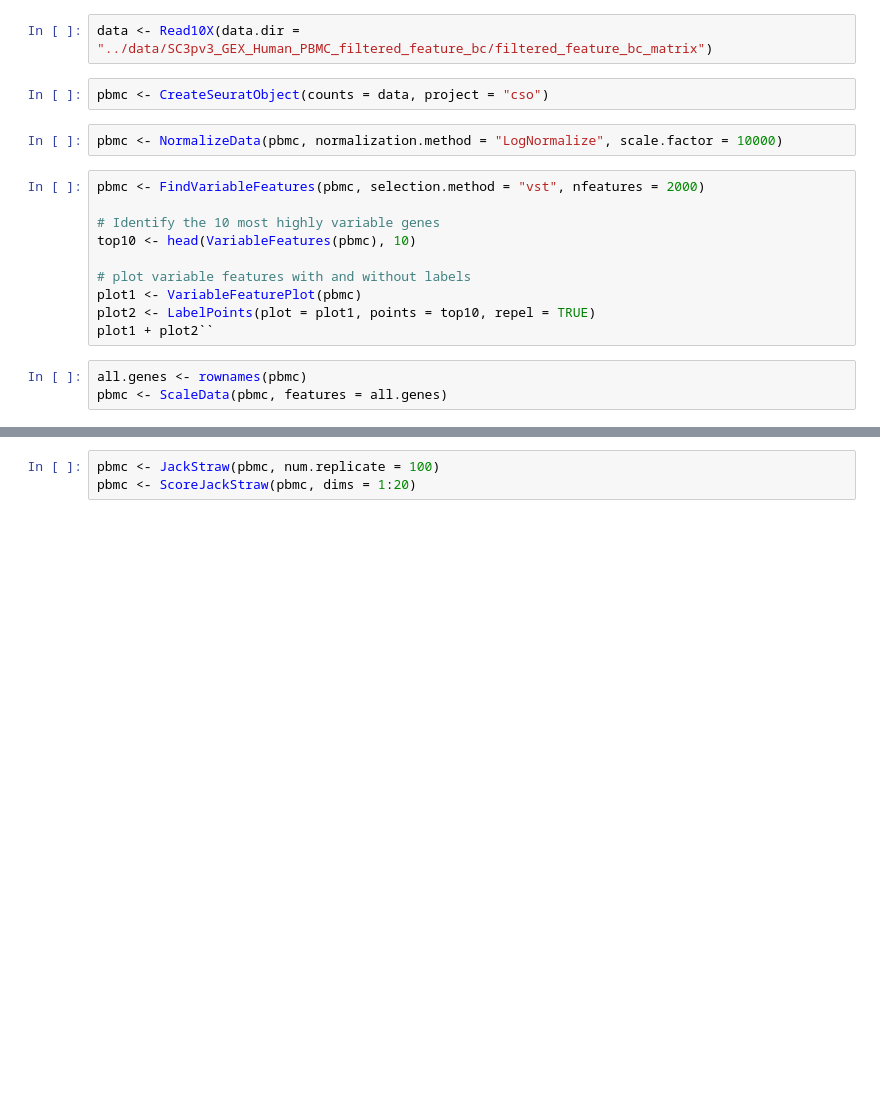
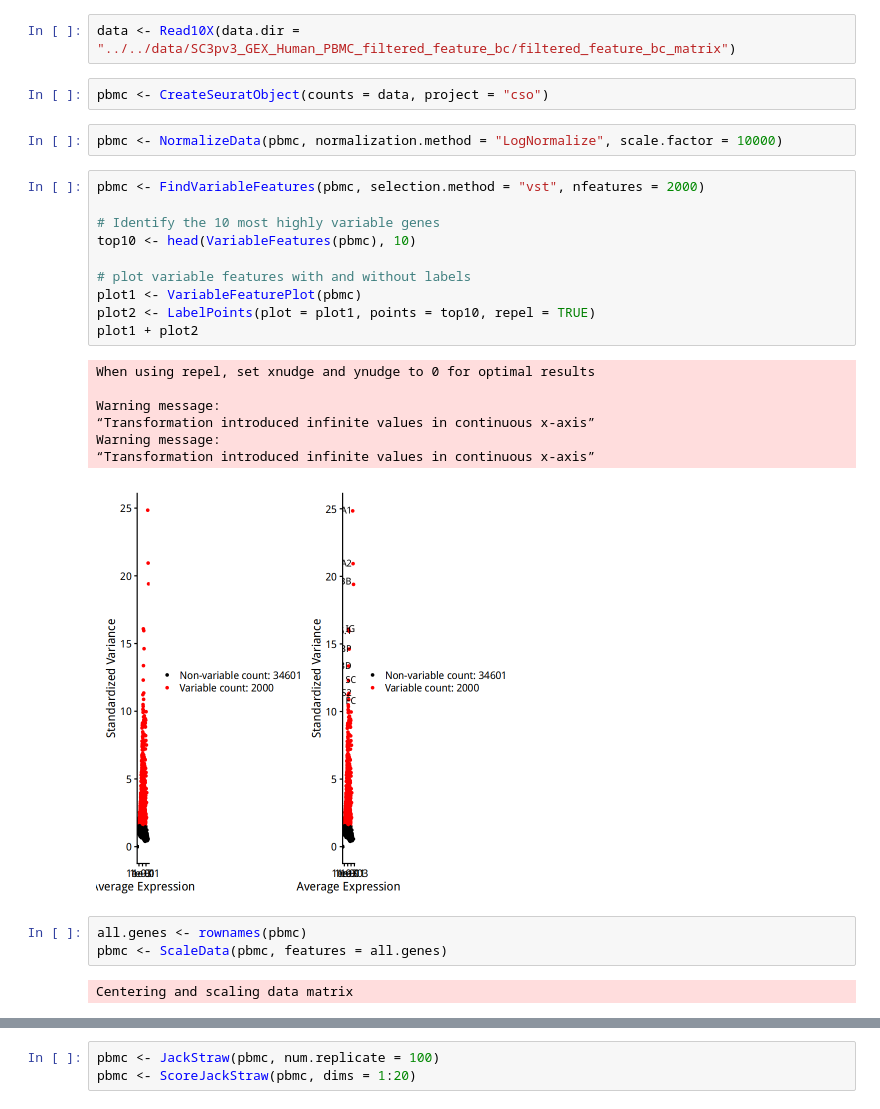
Before and after one commit to wanxinjiang/single_cell_benchmark, a Jupyter notebook: workspace/Seurat/Seurat.ipynb, the cells around one changed output, grey strips where cells are left out. Cells and saved outputs as stored; diff of their text form; blank space fills up the shorter version.

```diff
--- a/workspace/Seurat/Seurat.ipynb
+++ b/workspace/Seurat/Seurat.ipynb
@@ -5,5 +20,5 @@ library(patchwork)
 # %%
-data <- Read10X(data.dir = "../data/SC3pv3_GEX_Human_PBMC_filtered_feature_bc/filtered_feature_bc_matrix")
+data <- Read10X(data.dir = "../../data/SC3pv3_GEX_Human_PBMC_filtered_feature_bc/filtered_feature_bc_matrix")
 # %%
 pbmc <- CreateSeuratObject(counts = data, project = "cso")
 # %%
@@ -11,15 +26,25 @@ pbmc <- NormalizeData(pbmc, normalization.method = "LogNormalize", scale.factor
 # %%
 pbmc <- FindVariableFeatures(pbmc, selection.method = "vst", nfeatures = 2000)
 
 # Identify the 10 most highly variable genes
 top10 <- head(VariableFeatures(pbmc), 10)
 
 # plot variable features with and without labels
 plot1 <- VariableFeaturePlot(pbmc)
 plot2 <- LabelPoints(plot = plot1, points = top10, repel = TRUE)
-plot1 + plot2``
+plot1 + plot2
+# %% [output]
+When using repel, set xnudge and ynudge to 0 for optimal results
+
+Warning message:
+“Transformation introduced infinite values in continuous x-axis”
+Warning message:
+“Transformation introduced infinite values in continuous x-axis”
+[figure, added]
 # %%
 all.genes <- rownames(pbmc)
 pbmc <- ScaleData(pbmc, features = all.genes)
+# %% [output]
+Centering and scaling data matrix
 # %%
 pbmc <- RunPCA(pbmc, features = VariableFeatures(object = pbmc))
```
Also changed, not shown: parts of 6 cells of this notebook, 1 other file.
